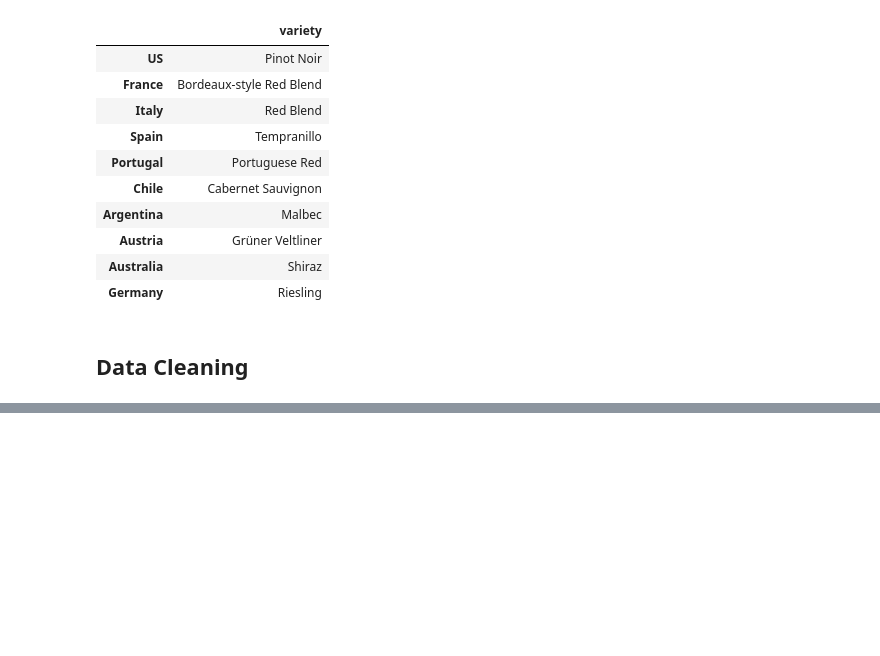
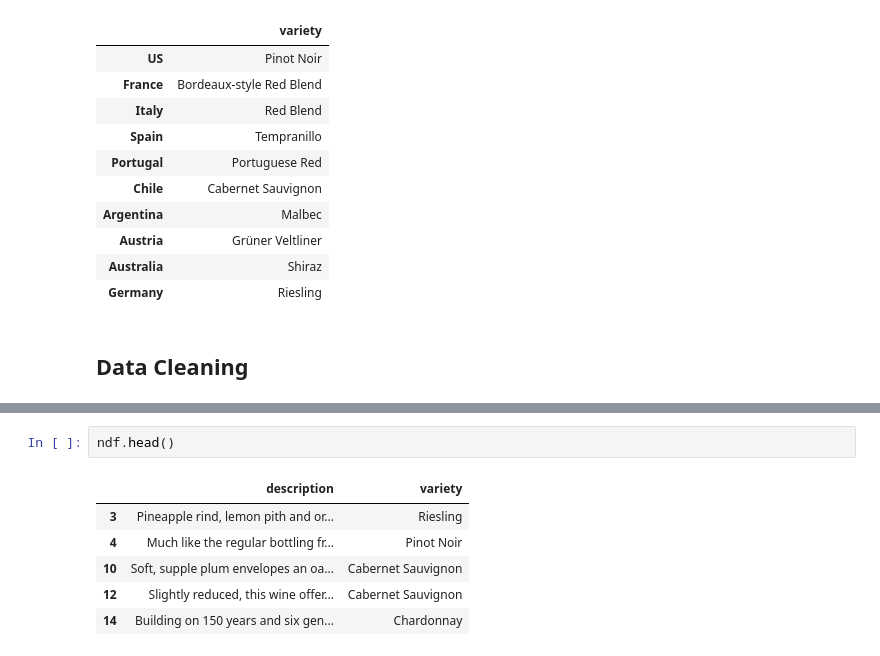
Before and after one commit to robfairh/portfolio_projects, a Jupyter notebook: MachineLearning/ReviewClassifier.ipynb, the cells around one changed output, grey strips where cells are left out. Cells and saved outputs as stored; diff of their text form; blank space fills up the shorter version.

```diff
--- a/MachineLearning/ReviewClassifier.ipynb
+++ b/MachineLearning/ReviewClassifier.ipynb
@@ -111,0 +164,9 @@ Name: variety, dtype: int64
+# %%
+ndf.head()
+# %% [output]
+|  | description | variety |
+| 3 | Pineapple rind, lemon pith and or... | Riesling |
+| 4 | Much like the regular bottling fr... | Pinot Noir |
+| 10 | Soft, supple plum envelopes an oa... | Cabernet Sauvignon |
+| 12 | Slightly reduced, this wine offer... | Cabernet Sauvignon |
+| 14 | Building on 150 years and six gen... | Chardonnay |
```
Also changed, not shown: parts of 15 cells of this notebook.
